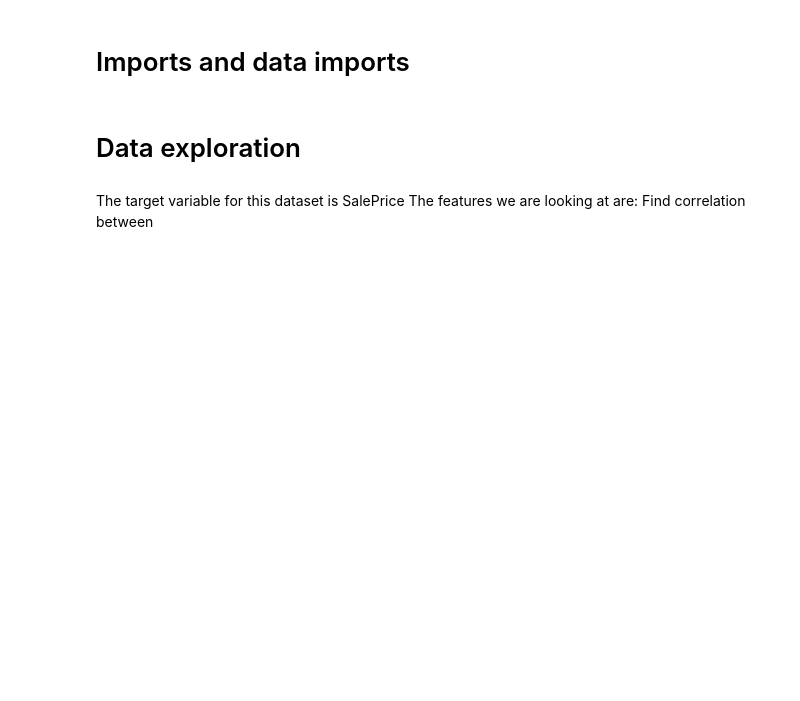
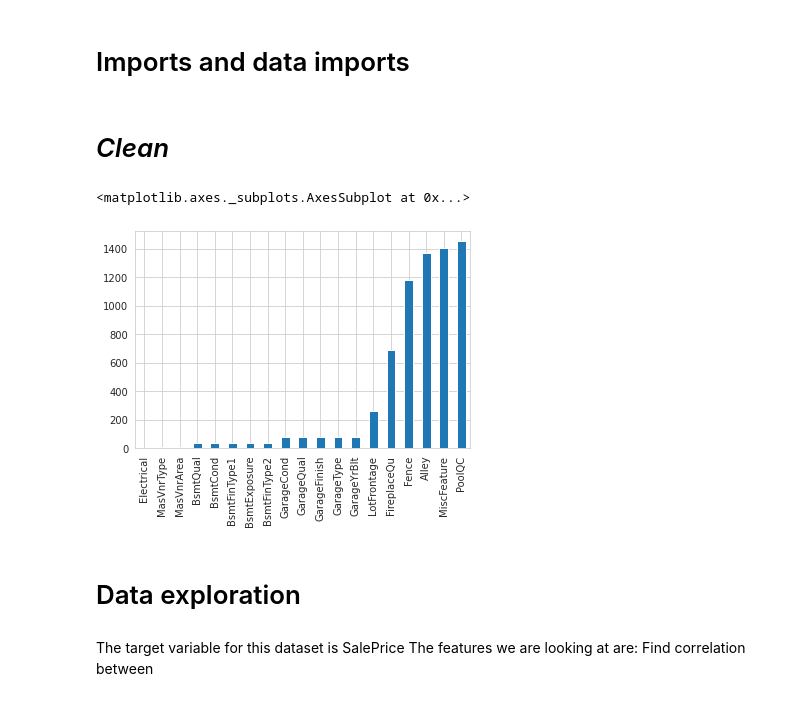
Before and after one commit to samp3209/ChamplainDataScienceClub, a Jupyter notebook: HousingRegression.ipynb, the cells around one changed output. Cells and saved outputs as stored; diff of their text form; code cells hidden in the pictures; blank space fills up the shorter version.

```diff
--- a/HousingRegression.ipynb
+++ b/HousingRegression.ipynb
@@ -9,3 +30,14 @@ import seaborn as sns
 # %%
 test = pd.read_csv('test.csv')
 train = pd.read_csv('train.csv')
+# %% [markdown]
+# *Clean*
+# %%
+sns.set_style("whitegrid")
+missing = train.isnull().sum()
+missing = missing[missing > 0]
+missing.sort_values(inplace=True)
+missing.plot.bar()
+# %% [output]
+<matplotlib.axes._subplots.AxesSubplot at 0x...>
+[figure, added]
```
Also changed, not shown: parts of 7 cells of this notebook.
